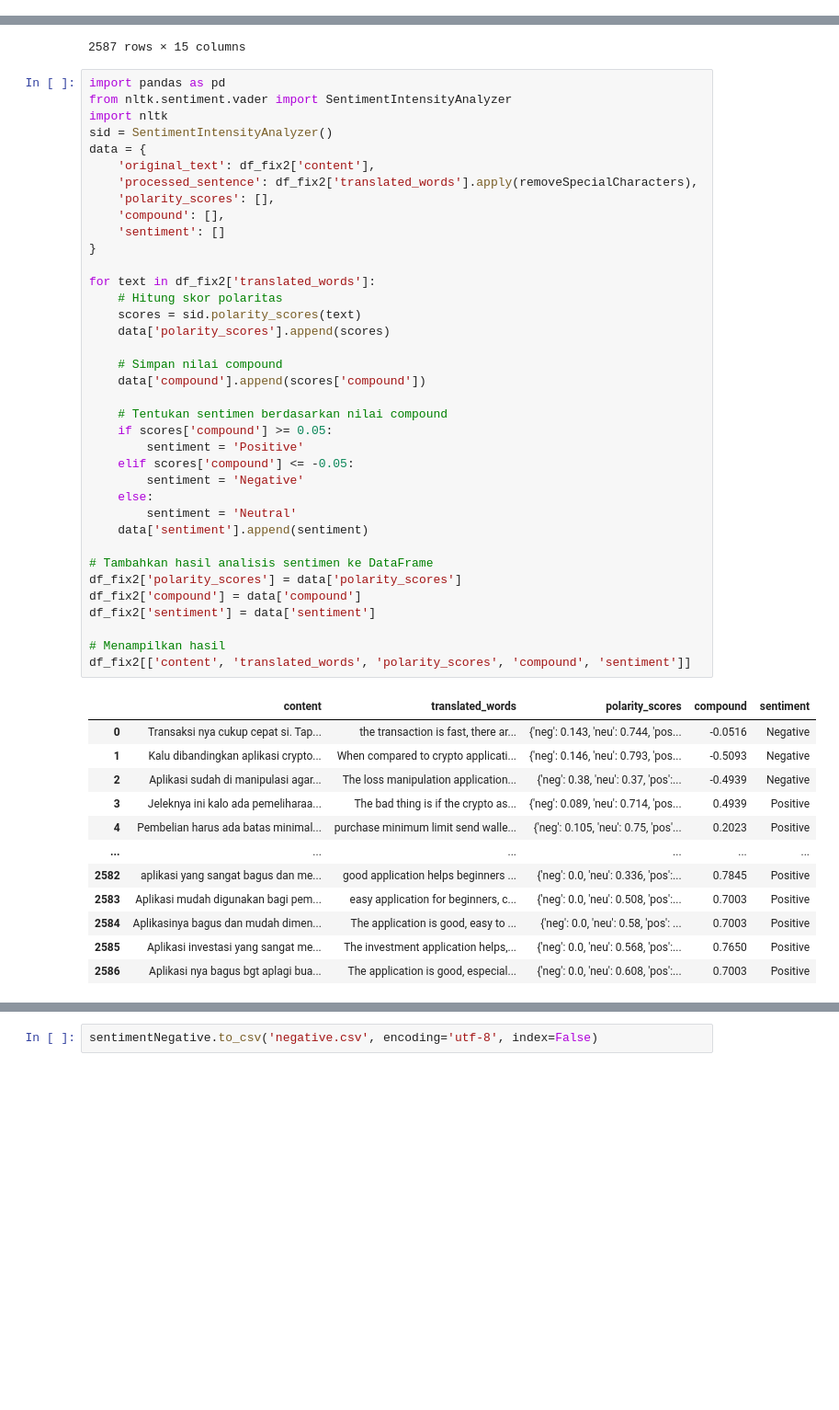
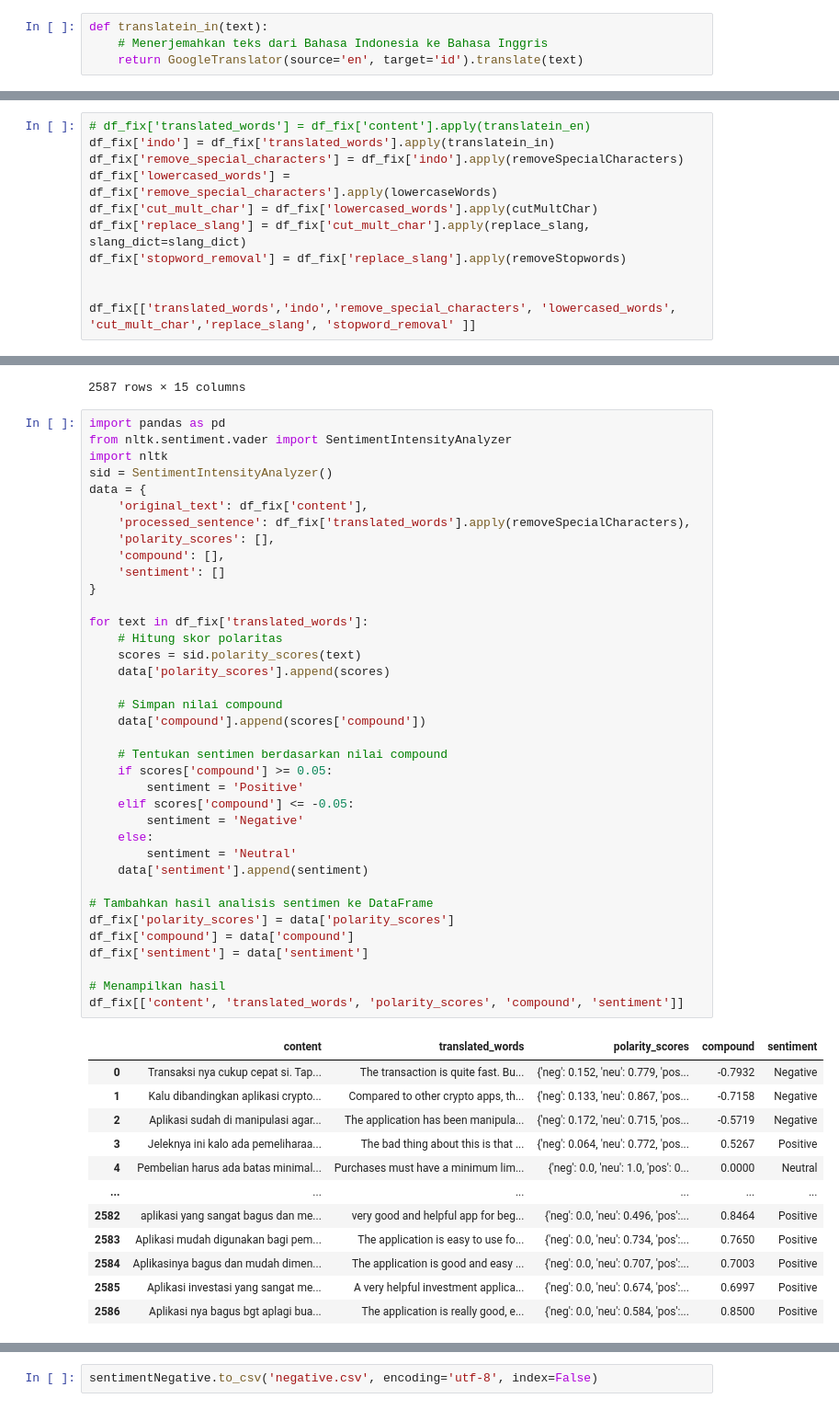
Before and after one commit to bhazheng/Final-Year-College-Project, a Jupyter notebook: Sentimen-analysis-using-IndoBERT.ipynb, the cells around one changed output, grey strips where cells are left out. Shown at 92% size. Drawn from its saved outputs; the diff is of its cells as text; blank space fills up the shorter version.

```diff
--- a/Sentimen-analysis-using-IndoBERT.ipynb
+++ b/Sentimen-analysis-using-IndoBERT.ipynb
@@ -356,5 +358,9 @@ def translatein(text):
     # Menerjemahkan teks dari Bahasa Indonesia ke Bahasa Inggris
     return GoogleTranslator(source='id', target='en').translate(text)
+# %%
+def translatein_in(text):
+    # Menerjemahkan teks dari Bahasa Indonesia ke Bahasa Inggris
+    return GoogleTranslator(source='en', target='id').translate(text)
 # %% [markdown]
 #### Lowercase word
 # %%
@@ -460,0 +484,11 @@ df_fix.to_csv('preproID.csv', encoding='utf-8', index=False)
+# %%
+# df_fix['translated_words'] = df_fix['content'].apply(translatein_en)
+df_fix['indo'] = df_fix['translated_words'].apply(translatein_in)
+df_fix['remove_special_characters'] = df_fix['indo'].apply(removeSpecialCharacters)
+df_fix['lowercased_words'] = df_fix['remove_special_characters'].apply(lowercaseWords)
+df_fix['cut_mult_char'] = df_fix['lowercased_words'].apply(cutMultChar)
+df_fix['replace_slang'] = df_fix['cut_mult_char'].apply(replace_slang, slang_dict=slang_dict)
+df_fix['stopword_removal'] = df_fix['replace_slang'].apply(removeStopwords)
+
+
+df_fix[['translated_words','indo','remove_special_characters', 'lowercased_words', 'cut_mult_char','replace_slang', 'stopword_removal' ]]
@@ -663,49 +726,49 @@ import pandas as pd
 from nltk.sentiment.vader import SentimentIntensityAnalyzer
 import nltk
 sid = SentimentIntensityAnalyzer()
 data = {
-    'original_text': df_fix2['content'],
-    'processed_sentence': df_fix2['translated_words'].apply(removeSpecialCharacters),
+    'original_text': df_fix['content'],
+    'processed_sentence': df_fix['translated_words'].apply(removeSpecialCharacters),
     'polarity_scores': [],
     'compound': [],
     'sentiment': []
 }
 
-for text in df_fix2['translated_words']:
+for text in df_fix['translated_words']:
     # Hitung skor polaritas
     scores = sid.polarity_scores(text)
     data['polarity_scores'].append(scores)
 
     # Simpan nilai compound
     data['compound'].append(scores['compound'])
 
     # Tentukan sentimen berdasarkan nilai compound
     if scores['compound'] >= 0.05:
         sentiment = 'Positive'
     elif scores['compound'] <= -0.05:
         sentiment = 'Negative'
     else:
         sentiment = 'Neutral'
     data['sentiment'].append(sentiment)
 
 # Tambahkan hasil analisis sentimen ke DataFrame
-df_fix2['polarity_scores'] = data['polarity_scores']
-df_fix2['compound'] = data['compound']
-df_fix2['sentiment'] = data['sentiment']
+df_fix['polarity_scores'] = data['polarity_scores']
+df_fix['compound'] = data['compound']
+df_fix['sentiment'] = data['sentiment']
 
 # Menampilkan hasil
-df_fix2[['content', 'translated_words', 'polarity_scores', 'compound', 'sentiment']]
+df_fix[['content', 'translated_words', 'polarity_scores', 'compound', 'sentiment']]
 # %% [output]
 |  | content | translated_words | polarity_scores | compound | sentiment |
-| 0 | Transaksi nya cukup cepat si. Tap... | the transaction is fast, there ar... | {'neg': 0.143, 'neu': 0.744, 'pos... | -0.0516 | Negative |
-| 1 | Kalu dibandingkan aplikasi crypto... | When compared to crypto applicati... | {'neg': 0.146, 'neu': 0.793, 'pos... | -0.5093 | Negative |
-| 2 | Aplikasi sudah di manipulasi agar... | The loss manipulation application... | {'neg': 0.38, 'neu': 0.37, 'pos':... | -0.4939 | Negative |
-| 3 | Jeleknya ini kalo ada pemeliharaa... | The bad thing is if the crypto as... | {'neg': 0.089, 'neu': 0.714, 'pos... | 0.4939 | Positive |
-| 4 | Pembelian harus ada batas minimal... | purchase minimum limit send walle... | {'neg': 0.105, 'neu': 0.75, 'pos'... | 0.2023 | Positive |
+| 0 | Transaksi nya cukup cepat si. Tap... | The transaction is quite fast. Bu... | {'neg': 0.152, 'neu': 0.779, 'pos... | -0.7932 | Negative |
+| 1 | Kalu dibandingkan aplikasi crypto... | Compared to other crypto apps, th... | {'neg': 0.133, 'neu': 0.867, 'pos... | -0.7158 | Negative |
+| 2 | Aplikasi sudah di manipulasi agar... | The application has been manipula... | {'neg': 0.172, 'neu': 0.715, 'pos... | -0.5719 | Negative |
+| 3 | Jeleknya ini kalo ada pemeliharaa... | The bad thing about this is that ... | {'neg': 0.064, 'neu': 0.772, 'pos... | 0.5267 | Positive |
+| 4 | Pembelian harus ada batas minimal... | Purchases must have a minimum lim... | {'neg': 0.0, 'neu': 1.0, 'pos': 0... | 0.0000 | Neutral |
 | ... | ... | ... | ... | ... | ... |
-| 2582 | aplikasi yang sangat bagus dan me... | good application helps beginners ... | {'neg': 0.0, 'neu': 0.336, 'pos':... | 0.7845 | Positive |
-| 2583 | Aplikasi mudah digunakan bagi pem... | easy application for beginners, c... | {'neg': 0.0, 'neu': 0.508, 'pos':... | 0.7003 | Positive |
-| 2584 | Aplikasinya bagus dan mudah dimen... | The application is good, easy to ... | {'neg': 0.0, 'neu': 0.58, 'pos': ... | 0.7003 | Positive |
-| 2585 | Aplikasi investasi yang sangat me... | The investment application helps,... | {'neg': 0.0, 'neu': 0.568, 'pos':... | 0.7650 | Positive |
-| 2586 | Aplikasi nya bagus bgt aplagi bua... | The application is good, especial... | {'neg': 0.0, 'neu': 0.608, 'pos':... | 0.7003 | Positive |
+| 2582 | aplikasi yang sangat bagus dan me... | very good and helpful app for beg... | {'neg': 0.0, 'neu': 0.496, 'pos':... | 0.8464 | Positive |
+| 2583 | Aplikasi mudah digunakan bagi pem... | The application is easy to use fo... | {'neg': 0.0, 'neu': 0.734, 'pos':... | 0.7650 | Positive |
+| 2584 | Aplikasinya bagus dan mudah dimen... | The application is good and easy ... | {'neg': 0.0, 'neu': 0.707, 'pos':... | 0.7003 | Positive |
+| 2585 | Aplikasi investasi yang sangat me... | A very helpful investment applica... | {'neg': 0.0, 'neu': 0.674, 'pos':... | 0.6997 | Positive |
+| 2586 | Aplikasi nya bagus bgt aplagi bua... | The application is really good, e... | {'neg': 0.0, 'neu': 0.584, 'pos':... | 0.8500 | Positive |
 2587 rows × 5 columns
```
Also changed, not shown: parts of 56 cells of this notebook.
